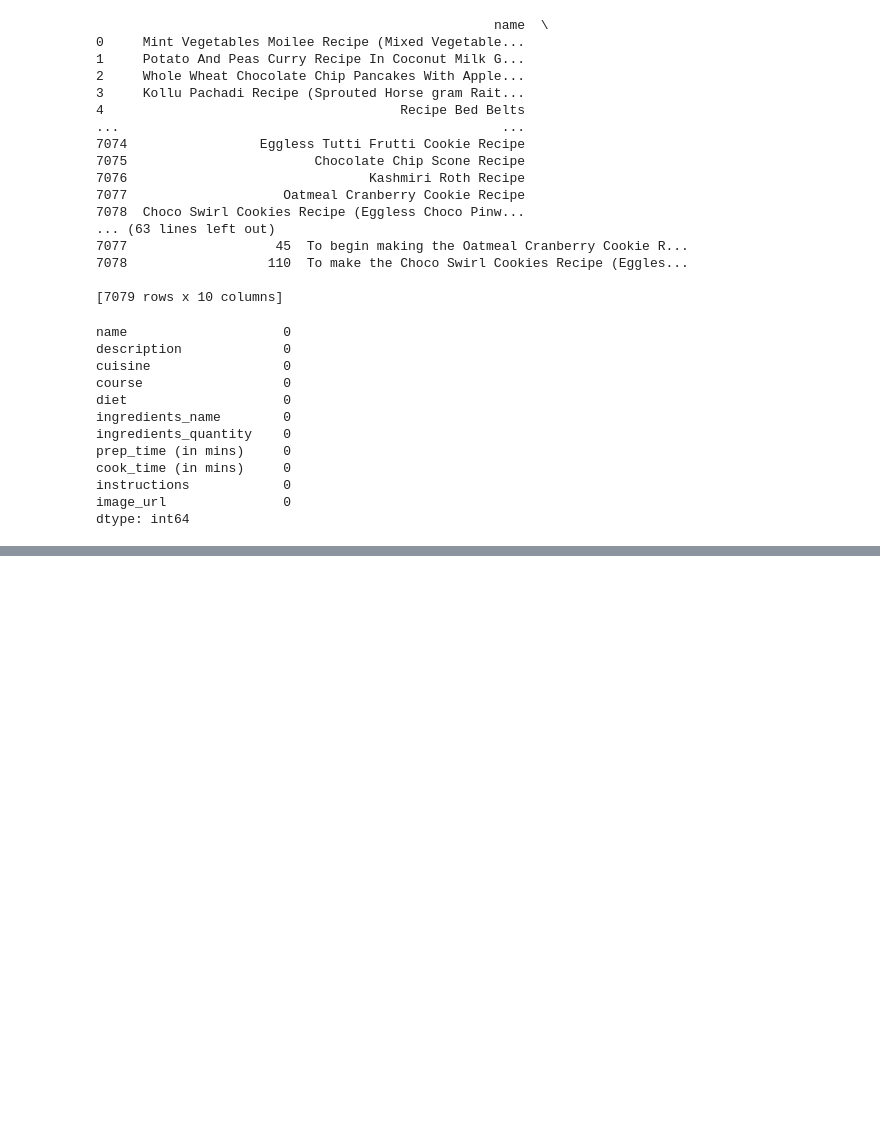
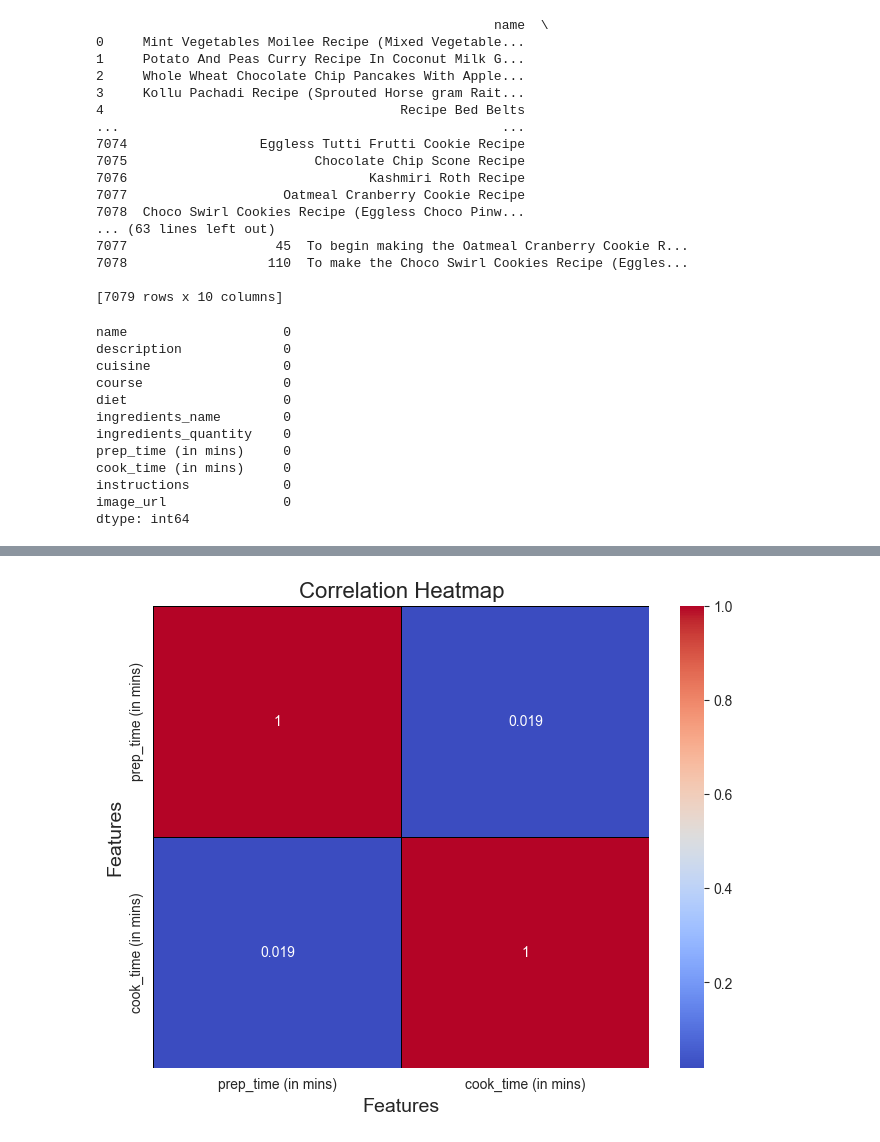
Before and after one commit to keerthi0211/RecipeRecommendationSystem, a Jupyter notebook: recipe.ipynb, the cells around one changed output, grey strips where cells are left out. Cells and saved outputs as stored; diff of their text form; code cells hidden in the pictures; blank space fills up the shorter version.

```diff
--- a/recipe.ipynb
+++ b/recipe.ipynb
@@ -136,0 +223,25 @@ plt.show()
+# %%
+# Select numeric columns
+numeric_cols = ['prep_time (in mins)', 'cook_time (in mins)']
+
+# Calculate correlation matrix
+corr_matrix = df[numeric_cols].corr()
+
+# Set the aesthetic style of the plots
+sns.set_style("whitegrid")
+
+# Create a larger figure
+plt.figure(figsize=(8, 6))
+
+# Create the heatmap with improved readability
+sns.heatmap(corr_matrix, annot=True, cmap='coolwarm', linewidths=0.5, linecolor='black')
+
+# Add title and labels
+plt.title('Correlation Heatmap', fontsize=16)
+plt.xlabel('Features', fontsize=14)
+plt.ylabel('Features', fontsize=14)
+
+# Show the plot
+plt.show()
+# %% [output]
+[figure, added]
```
Also changed, not shown: parts of 19 cells of this notebook.
